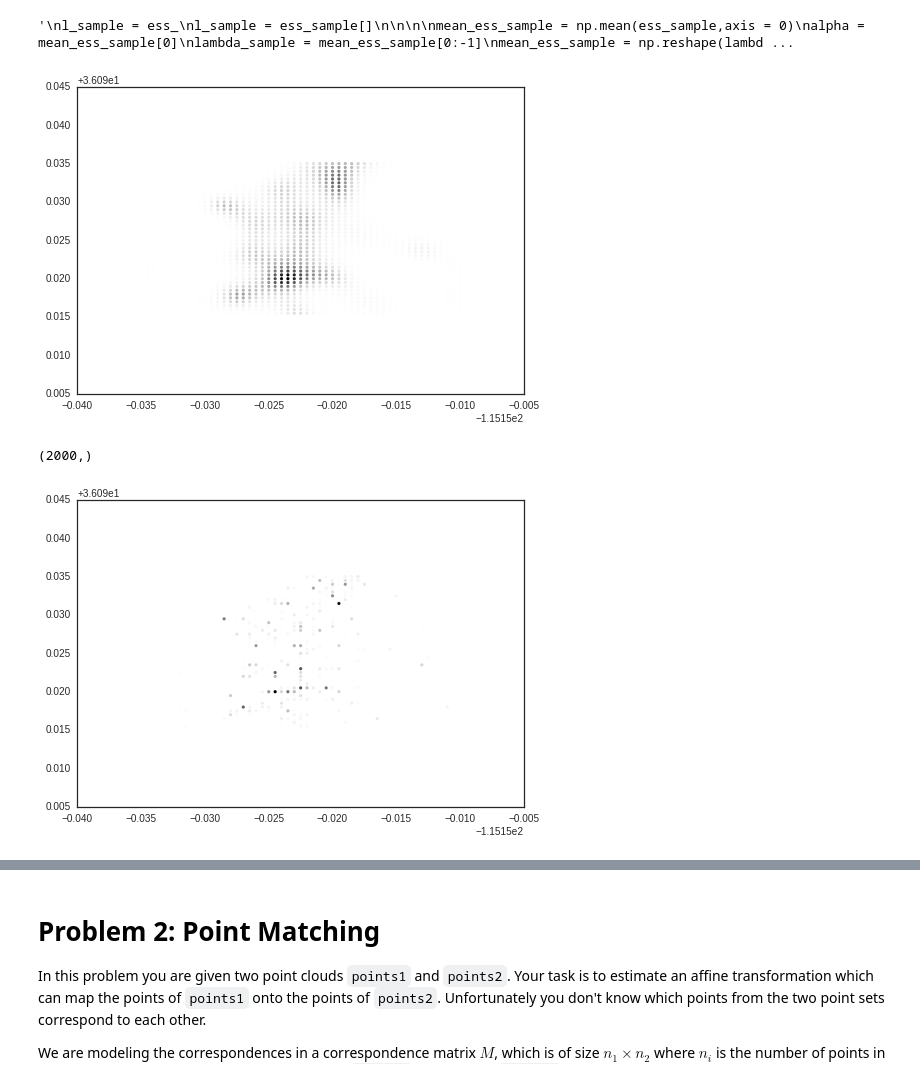
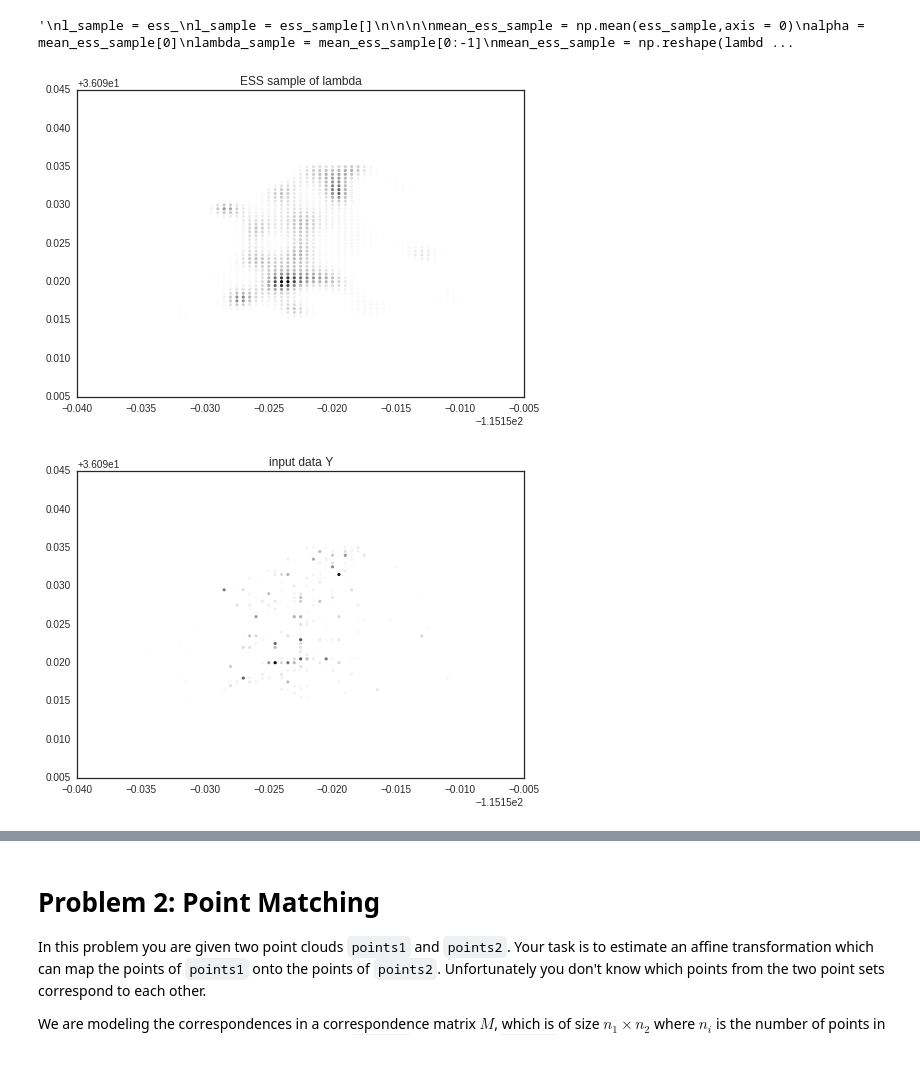
Before and after one commit to kevinchen1000/2016, a Jupyter notebook: Homework/AM207_yufengkevinchen_HW4.ipynb, the cells around one changed output, grey strips where cells are left out. Drawn from its saved outputs; the diff is of its cells as text; code cells hidden in the pictures.

```diff
--- a/Homework/AM207_yufengkevinchen_HW4.ipynb
+++ b/Homework/AM207_yufengkevinchen_HW4.ipynb
@@ -249,7 +249,6 @@ def poisson_dist(l,x):
 #define log_likelihood function
 def log_likelihood(f,Y):
     log_likelihood_vectorized = np.sum(scipy.stats.poisson.logpmf(Y,w**2*np.exp(f[0]+f[1:])))
-
     return log_likelihood_vectorized
 
 #define phi
@@ -271,52 +270,32 @@ for i in range(1,M+1):
             Sigma[i,j] += diagonal_offset
 
 #sample using elliptical slice sampler
-N_mcmc = 10000
+N_mcmc = 50000
 N_dim = M+1
 burn_in = 10
 ess_sample = ess(Y,Sigma,log_likelihood,N_mcmc,burn_in,N_dim)
-
-#find sample mean
-'''
-l_sample = ess_
-l_sample = ess_sample[]
-
-
-
-mean_ess_sample = np.mean(ess_sample,axis = 0)
-alpha = mean_ess_sample[0]
-lambda_sample = mean_ess_sample[0:-1]
-mean_ess_sample = np.reshape(lambda_sample,(N_dim-1,))
-
-mean_l_sample = np.exp(mean_ess_sample + alpha)
-plot_checkins(mean_l_sample)
-
-print mean_l_sample
-'''
 # %% [output]
 running elliptical slice sampling...
 '\nl_sample = ess_\nl_sample = ess_sample[]\n\n\n\nmean_ess_sample = np.mean(ess_sample,axis = 0)\nalpha = mean_ess_sample[0]\nlambda_sample = mean_ess_sample[0:-1]\nmean_ess_sample = np.reshape(lambd ...
 # %%
 #plot solution from ess sampling
-#print ess_sample.shape
 l_sample = np.zeros((ess_sample.shape[0],ess_sample.shape[1]-1),dtype='float')
 for i in range(ess_sample.shape[0]-1):
     l_sample[i,:] = np.exp(ess_sample[i,1:]+ess_sample[i,0])
 
-#print l_sample.shape
 
+#take the mean of lambda
 l_sample_mean = np.mean(l_sample[-10000:,:],axis=0)
-#plt.plot(ess_sample[:,0])
-#print np.max(l_sample_mean*w**2)
-#print np.max(Y)
+
+#plot ESS sampling of lambda
+plt.title('ESS sample of lambda')
 plot_checkins(l_sample_mean)
 
-print l_sample_mean.shape
-#print mean_l_sample
 
+#compare with input data Y
 fig2 = plt.figure()
+plt.title('input data Y')
 plot_checkins(Y)
 # %% [output]
-[figure, old version]
+[figure, new version]
-(2000,)
-[figure, old version]
+[figure, new version]
```
Also changed, not shown: parts of 8 cells of this notebook.
